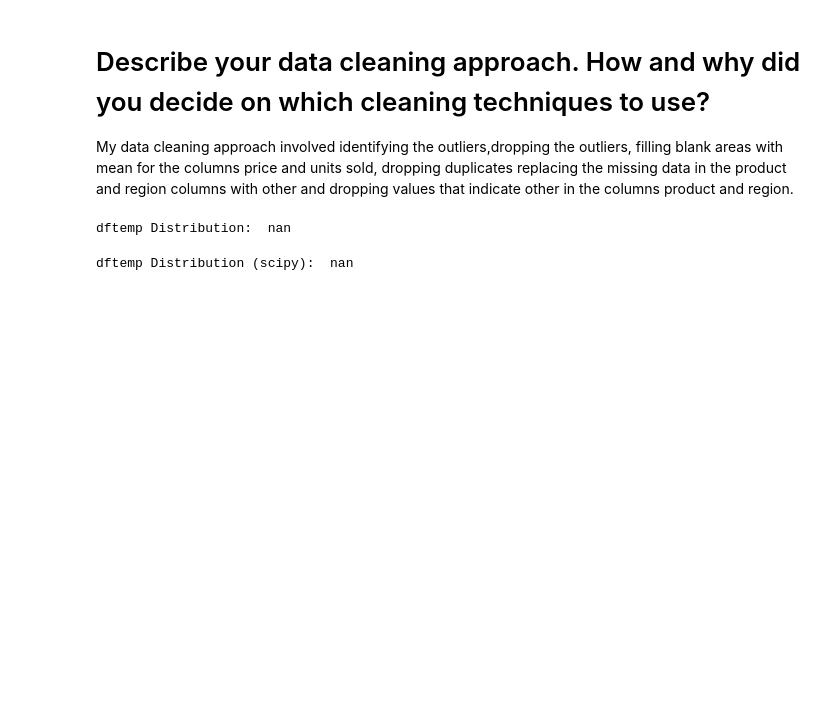
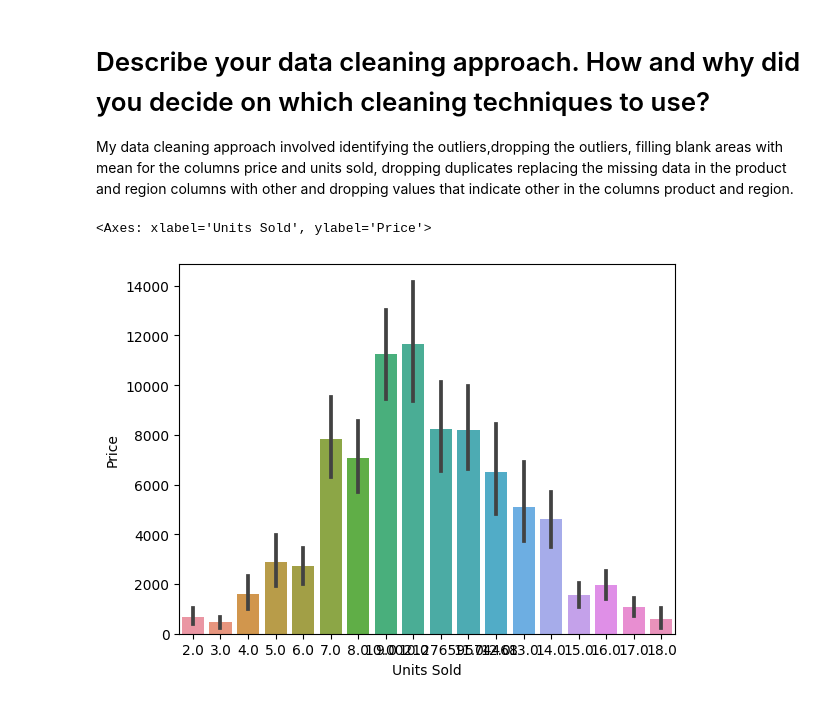
Before and after one commit to pmalviyaa/schulich_data_science, a Jupyter notebook: Assignment 1.ipynb, the cells around one changed output. Cells and saved outputs as stored; diff of their text form; code cells hidden in the pictures; blank space fills up the shorter version.

```diff
--- a/Assignment 1.ipynb
+++ b/Assignment 1.ipynb
@@ -171,8 +155,5 @@ def kurtosis(dftemp):
-# %%
-print("dftemp Distribution: ", kurtosis(dftemp))
-# %% [output]
-dftemp Distribution:  nan
-# %%
-print("dftemp Distribution (scipy): ", scipy.stats.kurtosis(dftemp, fisher=True))
-# %% [output]
-dftemp Distribution (scipy):  nan
+# %%
+sns.barplot(data = df, x = "Units Sold", y = "Price", estimator=sum)
+# %% [output]
+<Axes: xlabel='Units Sold', ylabel='Price'>
+[figure, added]
```
Also changed, not shown: parts of 11 cells of this notebook.
